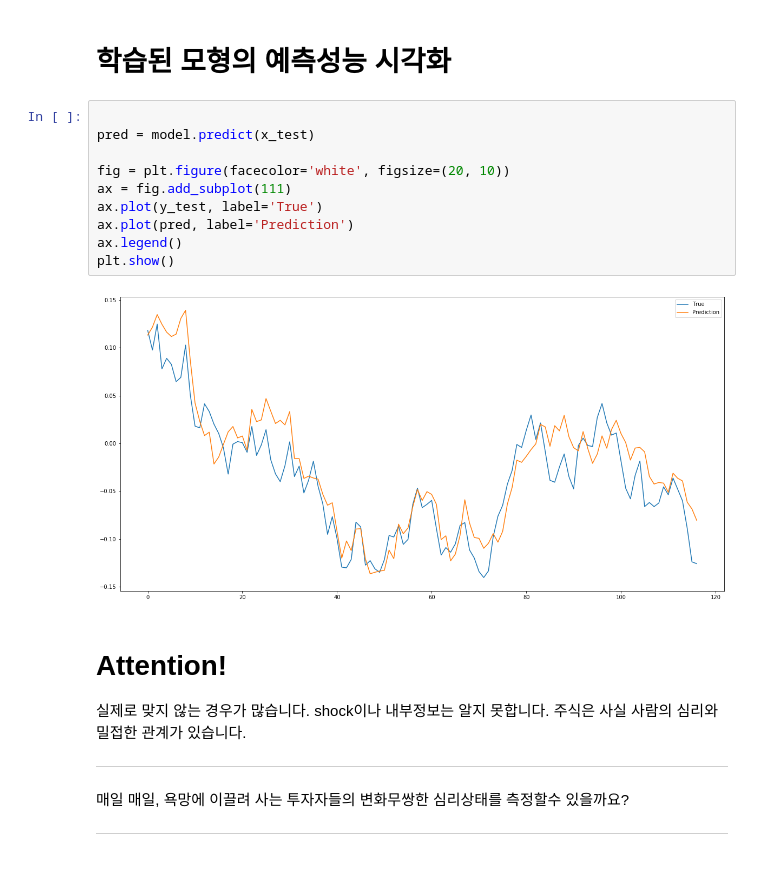
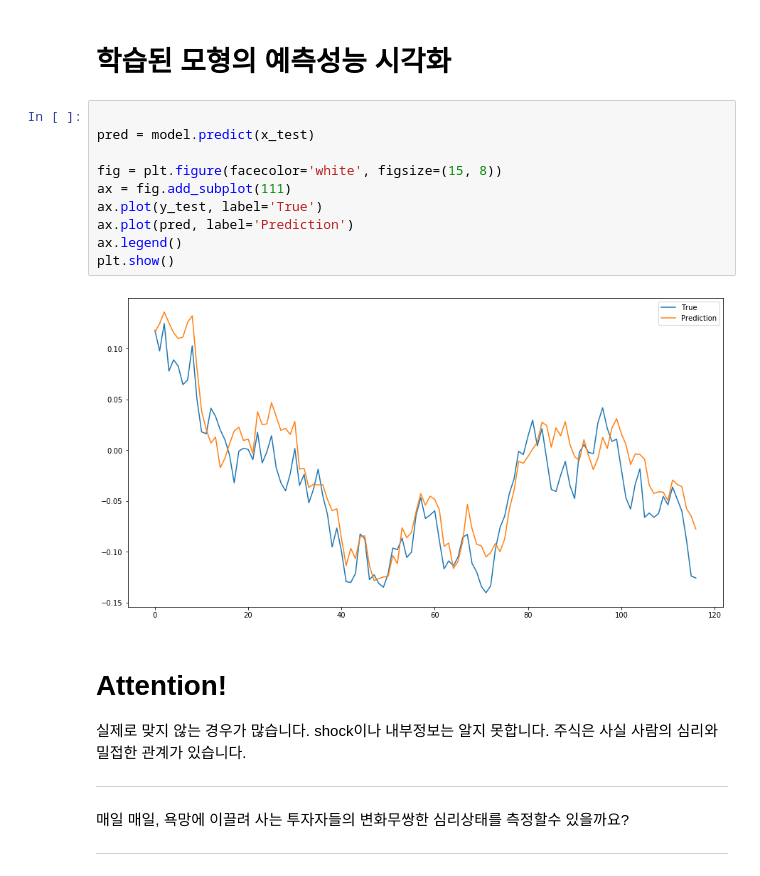
Before and after one commit to hongjai-rhee/public, a Jupyter notebook: [10]삼성전자주가예측.ipynb, the cells around one changed output. Saved outputs shown, nothing was run; the diff lists cells and outputs as text.

```diff
--- a/[10]삼성전자주가예측.ipynb
+++ b/[10]삼성전자주가예측.ipynb
@@ -186,15 +189,15 @@ Epoch 5/5
 # %%
 
 pred = model.predict(x_test)
 
-fig = plt.figure(facecolor='white', figsize=(20, 10))
+fig = plt.figure(facecolor='white', figsize=(15, 8))
 ax = fig.add_subplot(111)
 ax.plot(y_test, label='True')
 ax.plot(pred, label='Prediction')
 ax.legend()
 plt.show()
 # %% [output]
-[figure, old version]
+[figure, new version]
 # %% [markdown]
 # Attention!
 실제로 맞지 않는 경우가 많습니다. shock이나 내부정보는 알지 못합니다.
```
Also changed, not shown: parts of 10 cells of this notebook.
